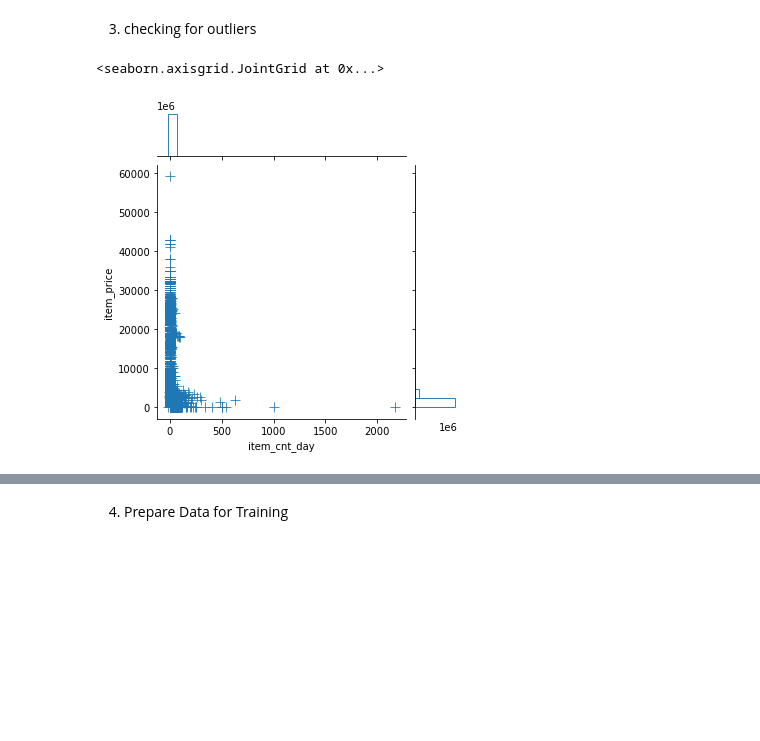
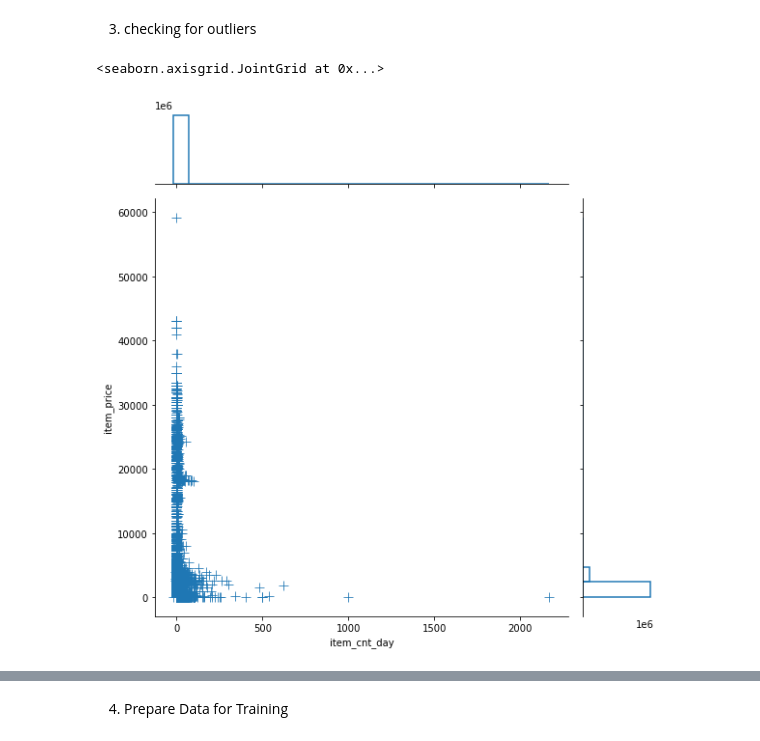
Before and after one commit to paulsok/kaggle, a Jupyter notebook: Predict Future Sales/predict-future-sales.ipynb, the cells around one changed output, grey strips where cells are left out. Drawn from its saved outputs; the diff is of its cells as text; code cells hidden in the pictures; blank space fills up the shorter version.

```diff
--- a/Predict Future Sales/predict-future-sales.ipynb
+++ b/Predict Future Sales/predict-future-sales.ipynb
@@ -17,12 +17,9 @@ import warnings
 warnings.filterwarnings('ignore')
 # %%
 # import data
-path = "/kaggle/input/competitive-data-science-predict-future-sales/"
-submission = pd.read_csv(path+'/sample_submission.csv')
-
-items = pd.read_csv(path+'/items.csv')
-sales = pd.read_csv(path+'/sales_train.csv')
-test = pd.read_csv(path+'/test.csv')
+items = pd.read_csv('/kaggle/input/competitive-data-science-predict-future-sales/items.csv')
+sales = pd.read_csv('/kaggle/input/competitive-data-science-predict-future-sales/sales_train.csv')
+test = pd.read_csv('/kaggle/input/competitive-data-science-predict-future-sales/test.csv')
 # %%
 sales.head()
 # %% [output]
@@ -140,10 +131,8 @@ sales.shape
 # %% [markdown]
 3. checking for outliers
 # %%
-sns.jointplot(
-    x="item_cnt_day", y="item_price", data=sales, height=5,
-    marker="+", s=100, marginal_kws=dict(bins=25, fill=False),
-)
+sns.jointplot(x="item_cnt_day", y="item_price", data=sales, height=8,
+              marker="+", s=100, marginal_kws=dict(bins=25, fill=False))
 # %% [output]
 <seaborn.axisgrid.JointGrid at 0x...>
-[figure, old version]
+[figure, new version]
```
Also changed, not shown: parts of 18 cells of this notebook.
